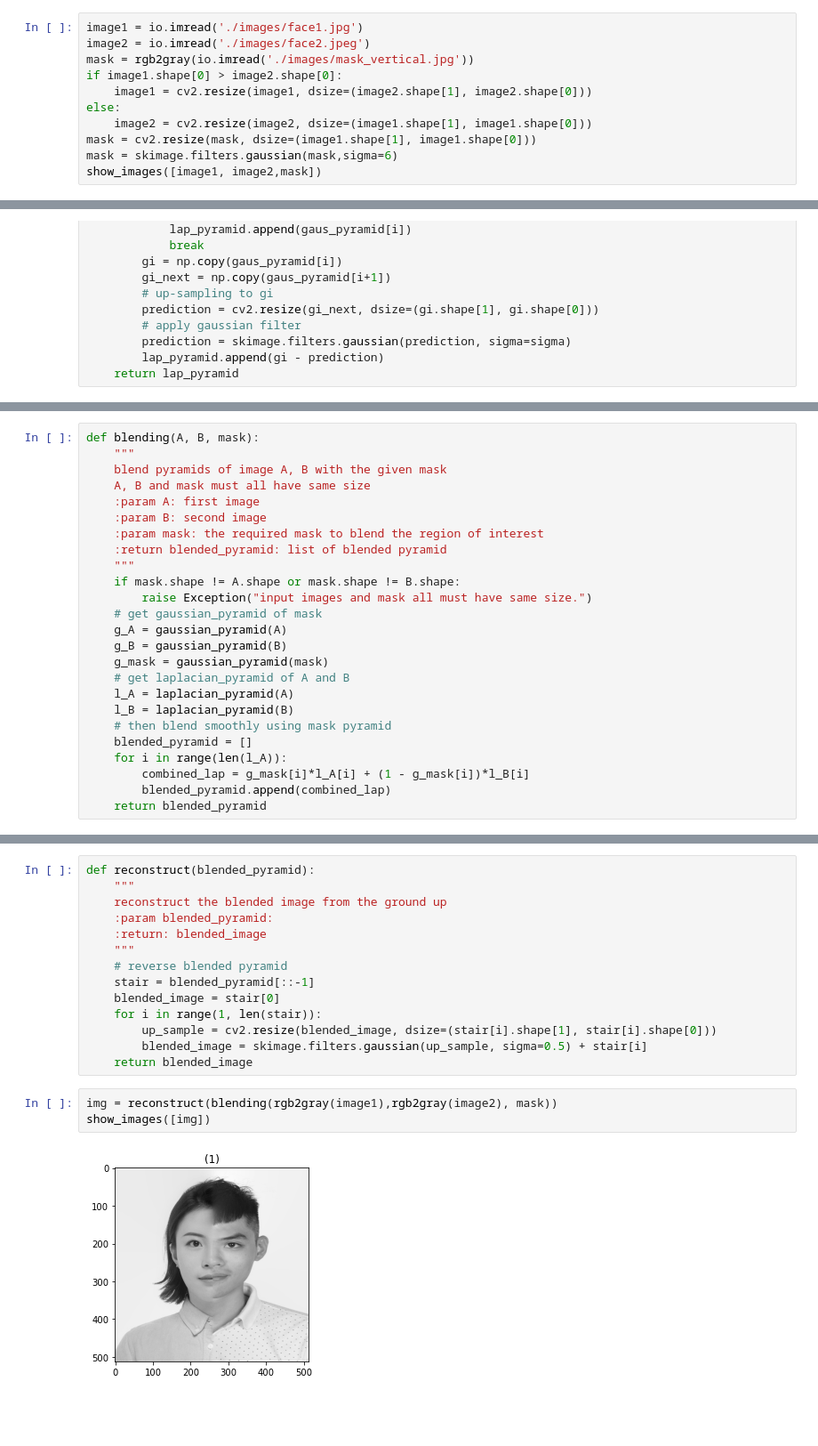
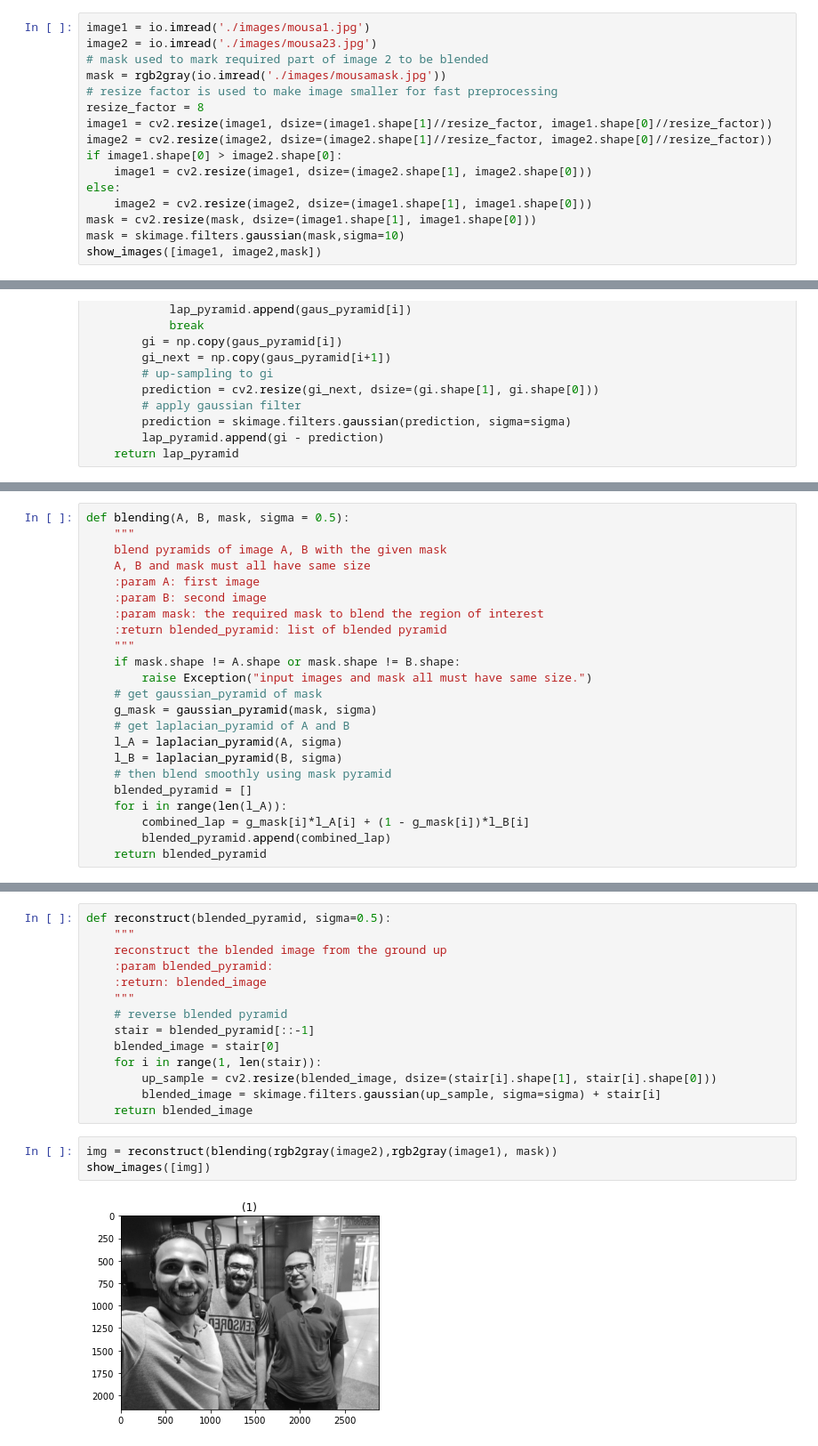
Before and after one commit to ahmedehabb/Face-Detection-and-Pyramid-Blending, a Jupyter notebook: PyramidBlending/pyramid-blending.ipynb, the cells around one changed output, grey strips where cells are left out. Shown at 89% size. Drawn from its saved outputs; the diff is of its cells as text; blank space fills up the shorter version.

```diff
--- a/PyramidBlending/pyramid-blending.ipynb
+++ b/PyramidBlending/pyramid-blending.ipynb
@@ -17,14 +14,19 @@ Blending  - https://www.cs.toronto.edu/~mangas/teaching/320/assignments/a3/splin
 smooth then down-sample by a factor of 1/2.
 *smoothing supress high frequencies therefore lower the bar for nyquist criteria and avoid aliasing as possible.*
 # %%
-image1 = io.imread('./images/face1.jpg')
-image2 = io.imread('./images/face2.jpeg')
-mask = rgb2gray(io.imread('./images/mask_vertical.jpg'))
+image1 = io.imread('./images/mousa1.jpg')
+image2 = io.imread('./images/mousa23.jpg')
+# mask used to mark required part of image 2 to be blended
+mask = rgb2gray(io.imread('./images/mousamask.jpg'))
+# resize factor is used to make image smaller for fast preprocessing
+resize_factor = 8
+image1 = cv2.resize(image1, dsize=(image1.shape[1]//resize_factor, image1.shape[0]//resize_factor))
+image2 = cv2.resize(image2, dsize=(image2.shape[1]//resize_factor, image2.shape[0]//resize_factor))
 if image1.shape[0] > image2.shape[0]:
     image1 = cv2.resize(image1, dsize=(image2.shape[1], image2.shape[0]))
 else:
     image2 = cv2.resize(image2, dsize=(image1.shape[1], image1.shape[0]))
 mask = cv2.resize(mask, dsize=(image1.shape[1], image1.shape[0]))
-mask = skimage.filters.gaussian(mask,sigma=6)
+mask = skimage.filters.gaussian(mask,sigma=10)
 show_images([image1, image2,mask])
 # %% [output]
@@ -98,5 +94,5 @@ Clipping input data to the valid range for imshow with RGB data ([0..1] for floa
 # %%
-def blending(A, B, mask):
+def blending(A, B, mask, sigma = 0.5):
     """
     blend pyramids of image A, B with the given mask
     A, B and mask must all have same size
@@ -108,12 +104,10 @@ def blending(A, B, mask):
     if mask.shape != A.shape or mask.shape != B.shape:
         raise Exception("input images and mask all must have same size.")
     # get gaussian_pyramid of mask
-    g_A = gaussian_pyramid(A)
-    g_B = gaussian_pyramid(B)
-    g_mask = gaussian_pyramid(mask)
+    g_mask = gaussian_pyramid(mask, sigma)
     # get laplacian_pyramid of A and B
-    l_A = laplacian_pyramid(A)
-    l_B = laplacian_pyramid(B)
+    l_A = laplacian_pyramid(A, sigma)
+    l_B = laplacian_pyramid(B, sigma)
     # then blend smoothly using mask pyramid
     blended_pyramid = []
     for i in range(len(l_A)):
@@ -128,5 +122,5 @@ show_images([p[0],p[1],p[2],p[3],p[4]])
 # %%
-def reconstruct(blended_pyramid):
+def reconstruct(blended_pyramid, sigma=0.5):
     """
     reconstruct the blended image from the ground up
     :param blended_pyramid:
@@ -137,11 +131,11 @@ def reconstruct(blended_pyramid):
     blended_image = stair[0]
     for i in range(1, len(stair)):
         up_sample = cv2.resize(blended_image, dsize=(stair[i].shape[1], stair[i].shape[0]))
-        blended_image = skimage.filters.gaussian(up_sample, sigma=0.5) + stair[i]
+        blended_image = skimage.filters.gaussian(up_sample, sigma=sigma) + stair[i]
     return blended_image
 # %%
-img = reconstruct(blending(rgb2gray(image1),rgb2gray(image2), mask))
+img = reconstruct(blending(rgb2gray(image2),rgb2gray(image1), mask))
 show_images([img])
 # %% [output]
-[figure, old version]
+[figure, new version]
 # %%
```
Also changed, not shown: parts of 8 cells of this notebook, 10 other files.
